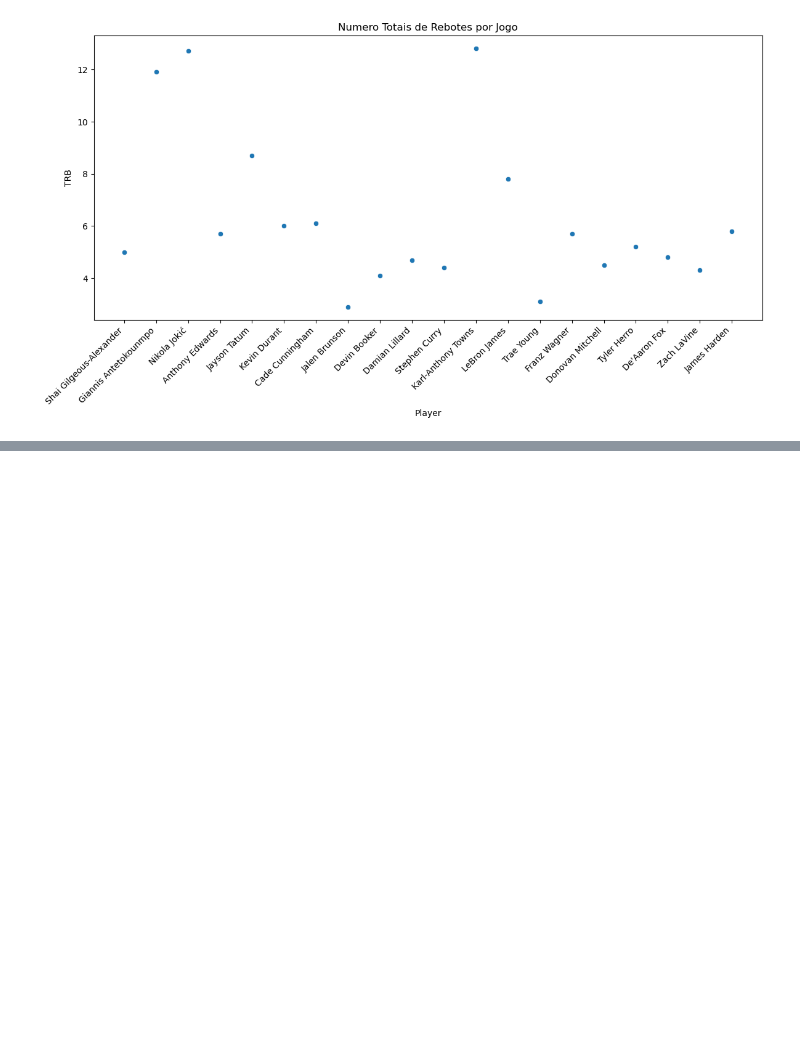
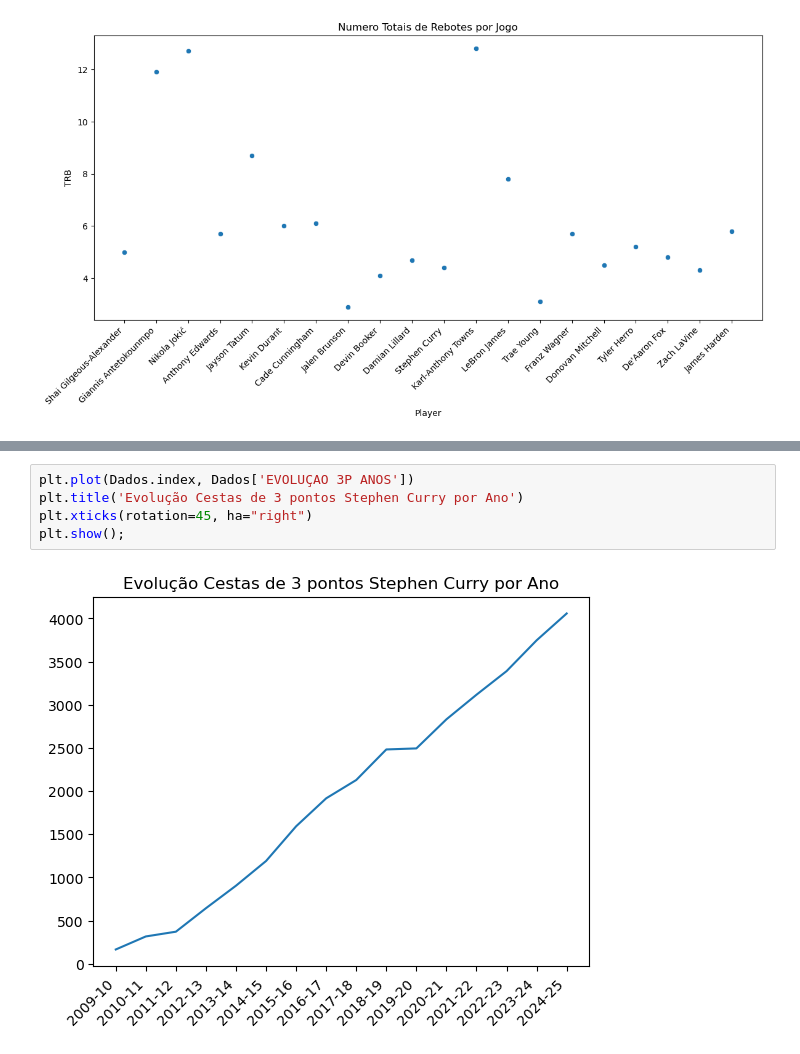
Before and after one commit to matheusmendesds/projetoPython, a Jupyter notebook: projetoNba.ipynb, the cells around one changed output, grey strips where cells are left out. Drawn from its saved outputs; the diff is of its cells as text; blank space fills up the shorter version.

```diff
--- a/projetoNba.ipynb
+++ b/projetoNba.ipynb
@@ -114,0 +125,7 @@ plt.plot(Dados.index, Dados['PTS'])
+# %%
+plt.plot(Dados.index, Dados['EVOLUÇAO 3P ANOS'])
+plt.title('Evolução Cestas de 3 pontos Stephen Curry por Ano')
+plt.xticks(rotation=45, ha="right")
+plt.show();
+# %% [output]
+[figure, added]
```
Also changed, not shown: parts of 5 cells of this notebook, 1 other file.
